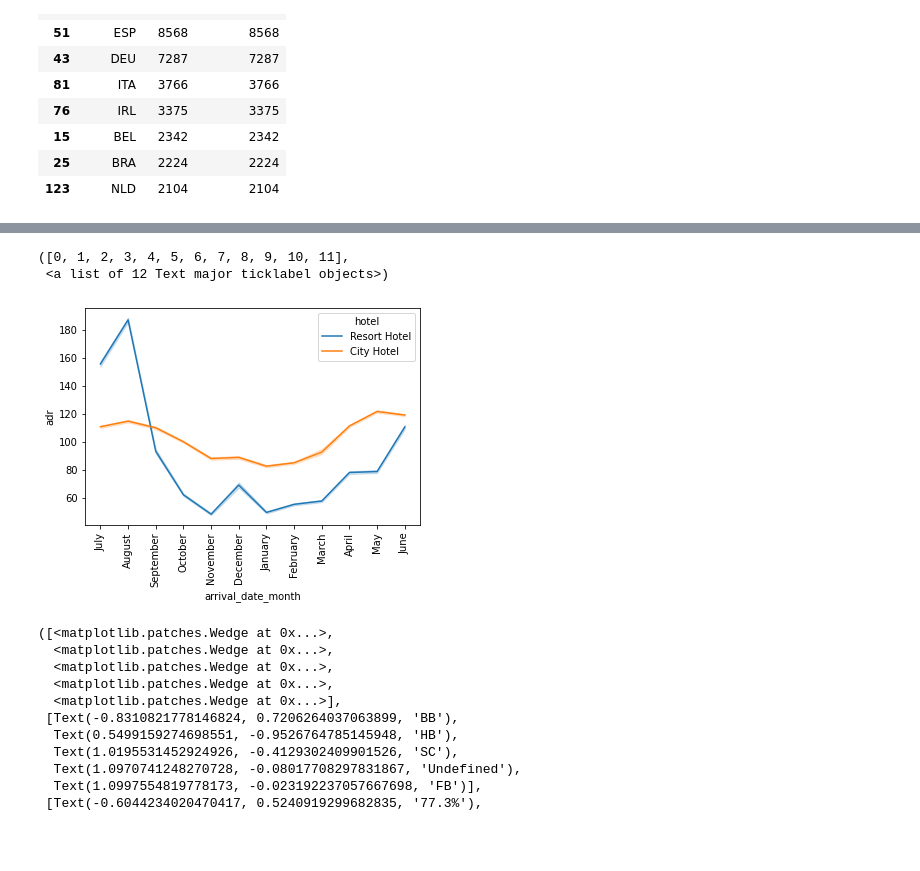
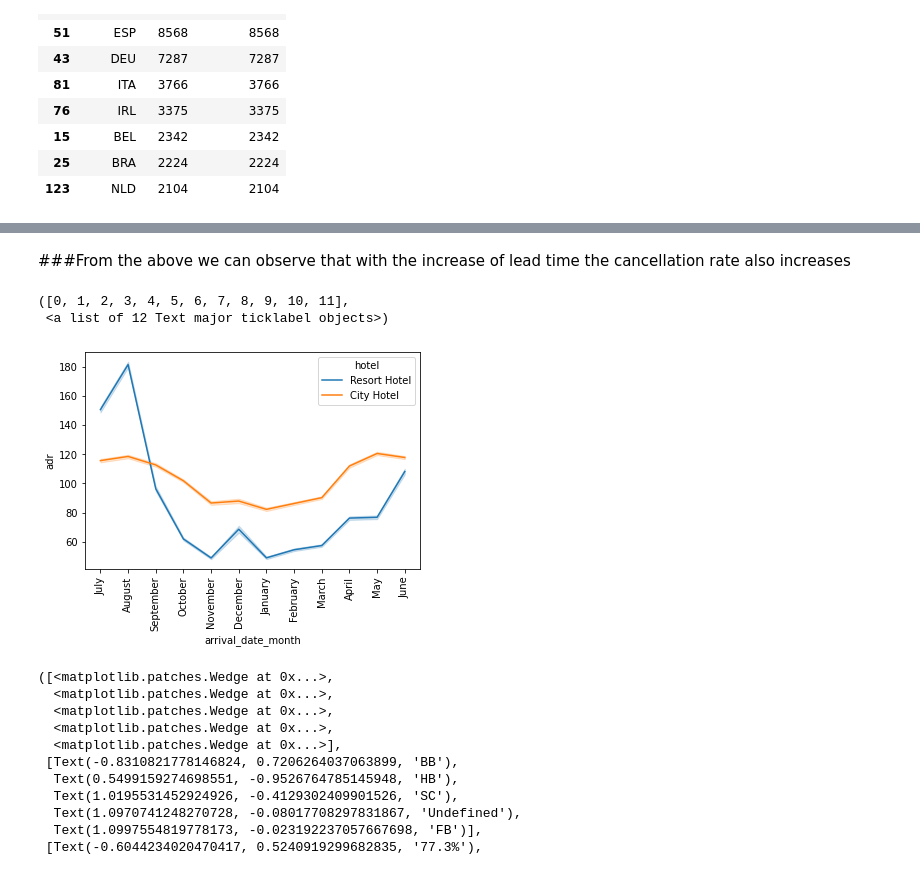
Before and after one commit to yashyakumar/Hotel_Booking_Analysis, a Jupyter notebook: Copy_of_Hotel_Booking_Analysis_Capstone_Project.ipynb, the cells around one changed output, grey strips where cells are left out. Saved outputs shown, nothing was run; the diff lists cells and outputs as text; code cells hidden in the pictures; blank space fills up the shorter version.

```diff
--- a/Copy_of_Hotel_Booking_Analysis_Capstone_Project.ipynb
+++ b/Copy_of_Hotel_Booking_Analysis_Capstone_Project.ipynb
@@ -225,10 +422,13 @@ sns.countplot(x='country',data=country,hue='is_canceled')
+# %% [markdown]
+###From the above we can observe that with the increase of lead time the cancellation rate also increases
 # %%
-sns.lineplot(x='arrival_date_month',y='adr',hue='hotel',data=df)
+adr=df.loc[df['is_canceled']==0]
+sns.lineplot(x='arrival_date_month',y='adr',hue='hotel',data=adr)
 plt.xticks(rotation=90)
 # %% [output]
 ([0, 1, 2, 3, 4, 5, 6, 7, 8, 9, 10, 11],
  <a list of 12 Text major ticklabel objects>)
-[figure, old version]
+[figure, new version]
 # %%
 meals=df['meal'].value_counts().index.to_list()
 sizes=df['meal'].value_counts().to_list()
```
Also changed, not shown: parts of 44 cells of this notebook.
